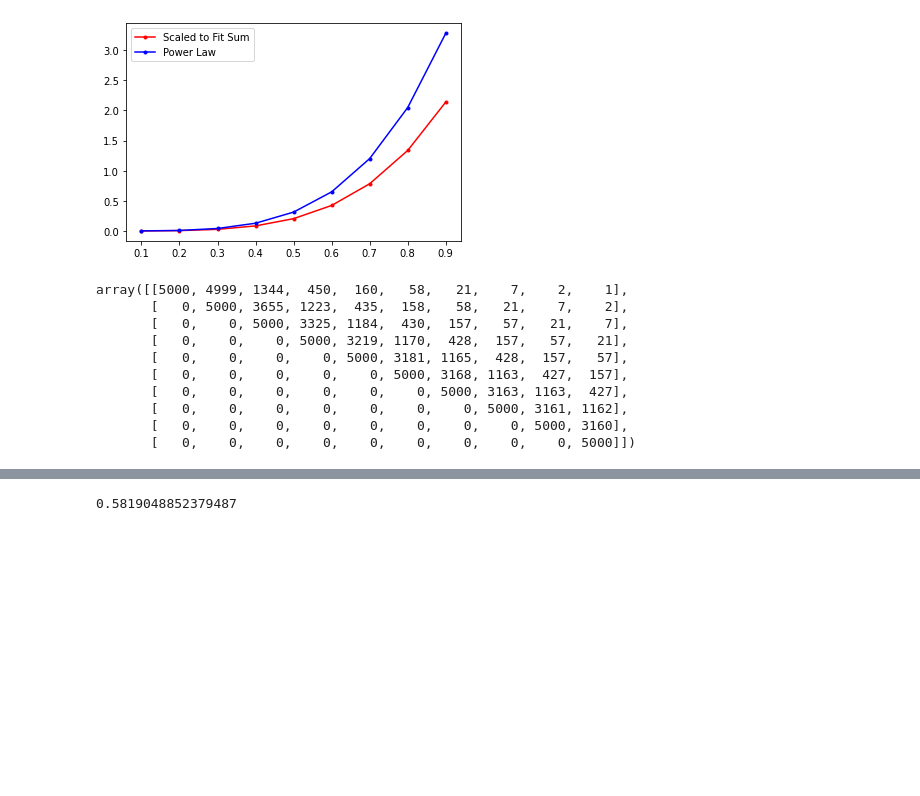
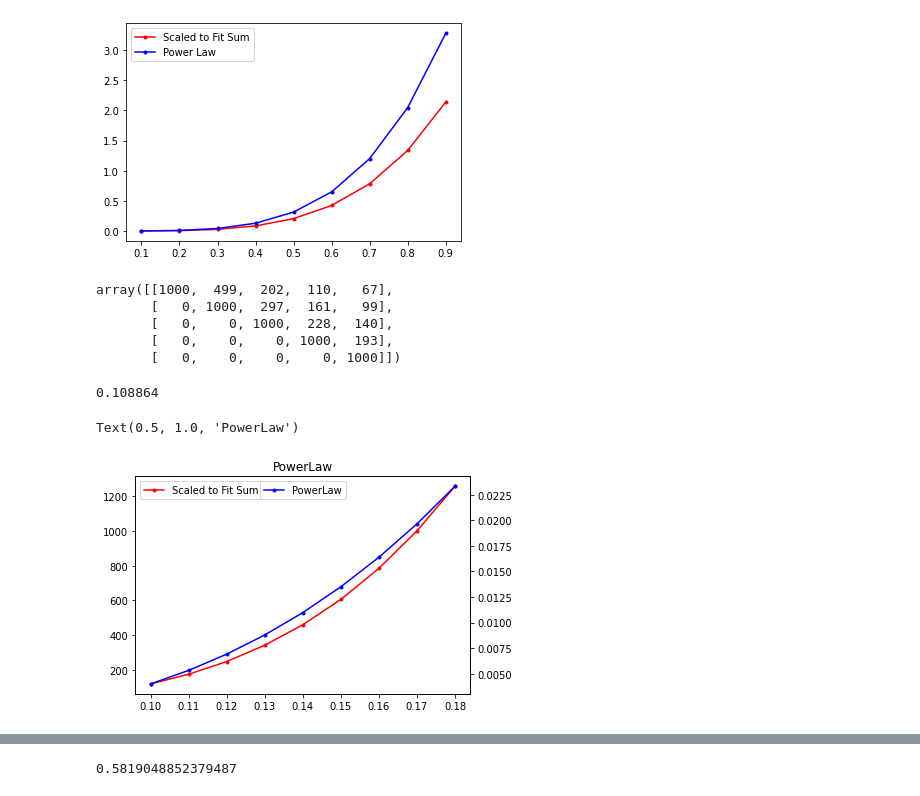
Before and after one commit to archana53/power-law-for-CI, a Jupyter notebook: CS8803_HML_Project_updated.ipynb, the cells around one changed output, grey strips where cells are left out. Cells and saved outputs as stored; diff of their text form; code cells hidden in the pictures; blank space fills up the shorter version.

```diff
--- a/CS8803_HML_Project_updated.ipynb
+++ b/CS8803_HML_Project_updated.ipynb
@@ -1076,17 +1100,32 @@ def get_phase_task_frequency_matrix(new_task_cnt,
 
   return phase_task_frequency_matrix
 # %%
-get_phase_task_frequency_matrix(5000, 1, "exponential", 1, 10, {"beta": 1})
+get_phase_task_frequency_matrix(1000, 0.5, "powerlaw", 1, 5, {"alpha": 5, "beta": 1})
 # %% [output]
-array([[5000, 4999, 1344,  450,  160,   58,   21,    7,    2,    1],
-       [   0, 5000, 3655, 1223,  435,  158,   58,   21,    7,    2],
-       [   0,    0, 5000, 3325, 1184,  430,  157,   57,   21,    7],
-       [   0,    0,    0, 5000, 3219, 1170,  428,  157,   57,   21],
-       [   0,    0,    0,    0, 5000, 3181, 1165,  428,  157,   57],
-       [   0,    0,    0,    0,    0, 5000, 3168, 1163,  427,  157],
-       [   0,    0,    0,    0,    0,    0, 5000, 3163, 1163,  427],
-       [   0,    0,    0,    0,    0,    0,    0, 5000, 3161, 1162],
-       [   0,    0,    0,    0,    0,    0,    0,    0, 5000, 3160],
-       [   0,    0,    0,    0,    0,    0,    0,    0,    0, 5000]])
+array([[1000,  499,  202,  110,   67],
+       [   0, 1000,  297,  161,   99],
+       [   0,    0, 1000,  228,  140],
+       [   0,    0,    0, 1000,  193],
+       [   0,    0,    0,    0, 1000]])
+# %%
+alpha = 4
+x = np.arange(10, 10 + 10 - 1)
+x = 0.01*x
+y = alpha*np.power(x, alpha - 1)
+print(np.sum(y))
+fig, ax1 = plt.subplots()
+
+ax2 = ax1.twinx()
+y = [119,175,248,342,460,606,785,1001,1258]
+
+ax1.plot(x, y,marker='.', c="red", label="Scaled to Fit Sum")
+ax2.plot(x, alpha*np.power(x, alpha - 1),marker='.', c="blue",label="PowerLaw")
+ax1.legend()
+ax2.legend(loc="upper center")
+plt.title("PowerLaw")
+# %% [output]
+0.108864
+Text(0.5, 1.0, 'PowerLaw')
+[figure, added]
 # %%
 beta = 1
```
Also changed, not shown: parts of 3 cells of this notebook, 1 other file.
